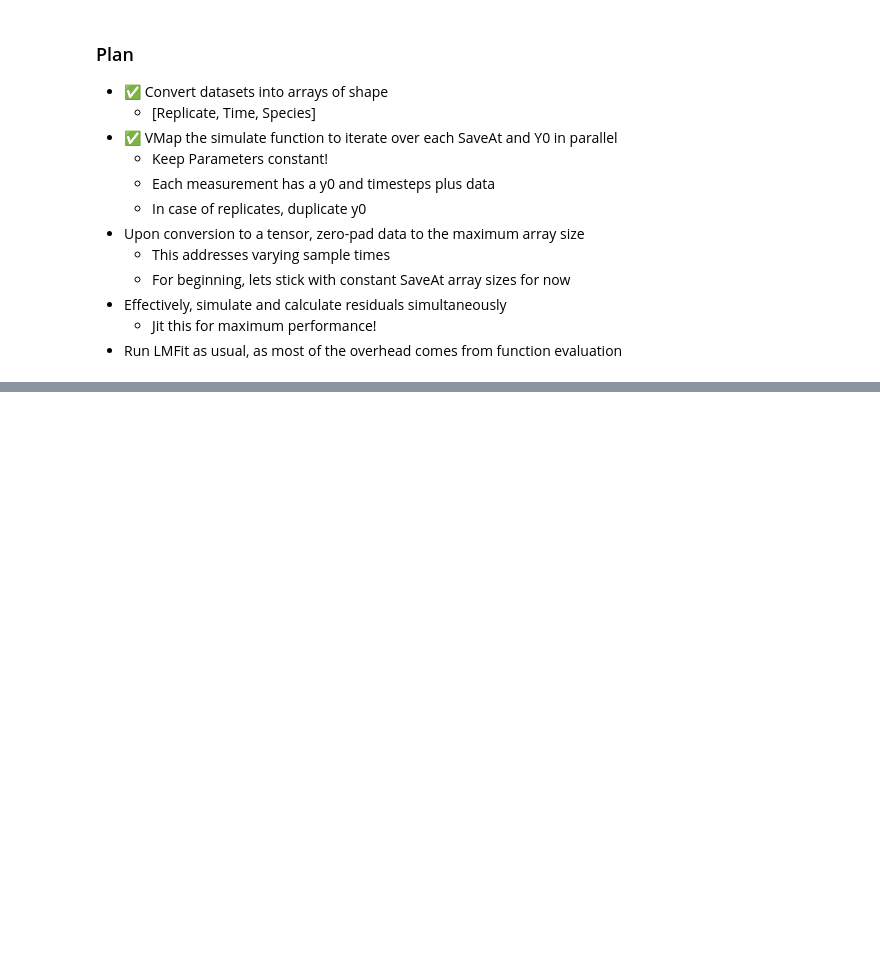
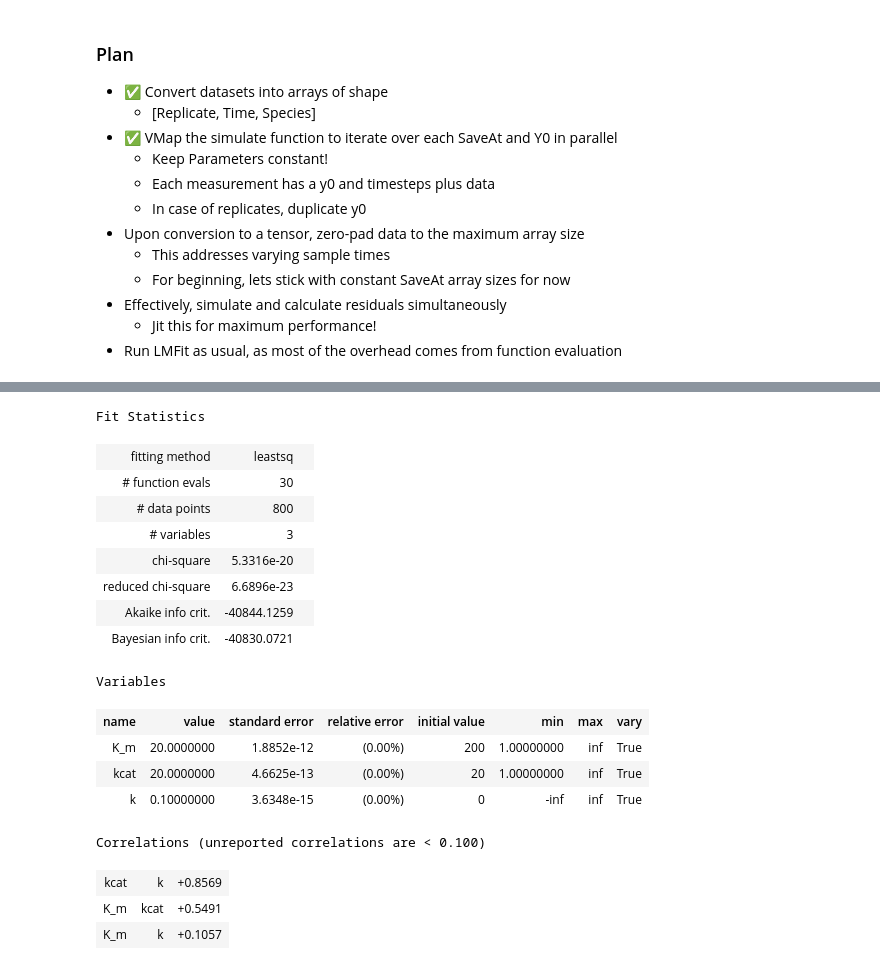
Before and after one commit to JR-1991/Catalax, a Jupyter notebook: TestOptimization.ipynb, the cells around one changed output, grey strips where cells are left out. Drawn from its saved outputs; the diff is of its cells as text; code cells hidden in the pictures; blank space fills up the shorter version.

```diff
--- a/TestOptimization.ipynb
+++ b/TestOptimization.ipynb
@@ -182,0 +110,29 @@ Correlations (unreported correlations are < 0.100)
+# %%
+estimator = ParameterEstimator(
+    model=model,
+    data=data,
+    time=time,
+    initial_states=initial_conditions,
+)
+
+result = estimator.fit()
+result
+# %% [output]
+Fit Statistics
+| fitting method | leastsq |  |
+| # function evals | 30 |  |
+| # data points | 800 |  |
+| # variables | 3 |  |
+| chi-square | 5.3316e-20 |  |
+| reduced chi-square | 6.6896e-23 |  |
+| Akaike info crit. | -40844.1259 |  |
+| Bayesian info crit. | -40830.0721 |  |
+Variables
+| name | value | standard error | relative error | initial value | min | max | vary |
+| K_m | 20.0000000 | 1.8852e-12 | (0.00%) | 200 | 1.00000000 | inf | True |
+| kcat | 20.0000000 | 4.6625e-13 | (0.00%) | 20 | 1.00000000 | inf | True |
+| k | 0.10000000 | 3.6348e-15 | (0.00%) | 0 | -inf | inf | True |
+Correlations (unreported correlations are < 0.100)
+| kcat | k | +0.8569 |
+| K_m | kcat | +0.5491 |
+| K_m | k | +0.1057 |
```
Also changed, not shown: parts of 15 cells of this notebook, 1 other file.
